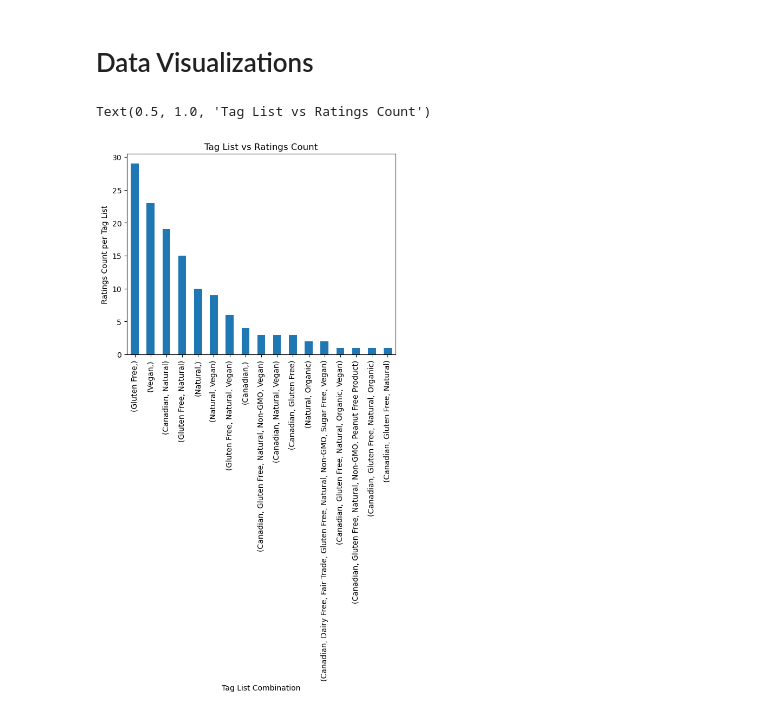
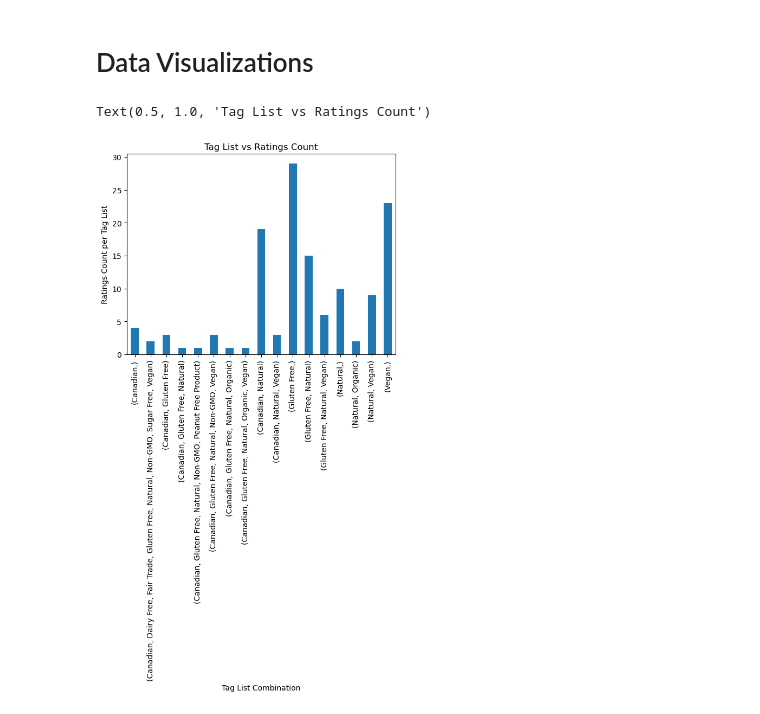
Before and after one commit to AmiJoba22/TEPP_Data_Project, a Jupyter notebook: notebooks/Sheryl_eda.ipynb, the cells around one changed output. Saved outputs shown, nothing was run; the diff lists cells and outputs as text; code cells hidden in the pictures.

```diff
--- a/notebooks/Sheryl_eda.ipynb
+++ b/notebooks/Sheryl_eda.ipynb
@@ -171,11 +171,11 @@ no_nan_values.groupby('tag_list')['rating'].min().reset_index().sort_values(by='
 # %% [markdown]
 # Data Visualizations
 # %%
-y = no_nan_values['tag_list'].value_counts()
+y = no_nan_values.groupby('tag_list')['rating'].count()
 y.plot(kind= 'bar')
 plt.xlabel('Tag List Combination')
 plt.ylabel('Ratings Count per Tag List')
 plt.title('Tag List vs Ratings Count')
 # %% [output]
 Text(0.5, 1.0, 'Tag List vs Ratings Count')
-[figure, old version]
+[figure, new version]
```
Also changed, not shown: parts of 3 cells of this notebook.
